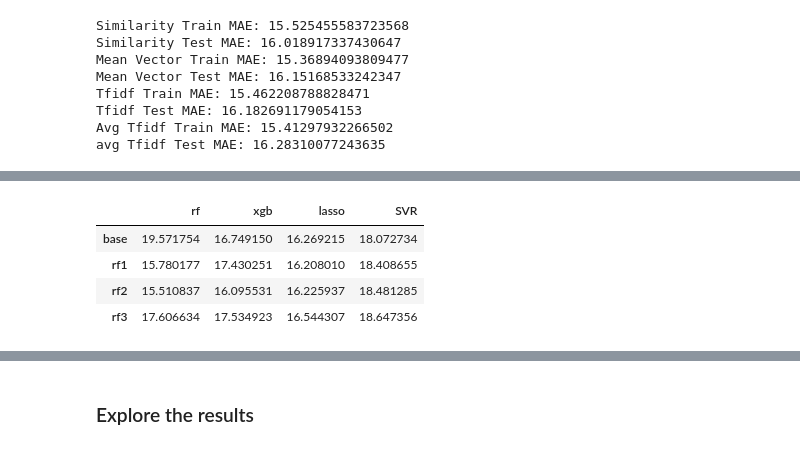
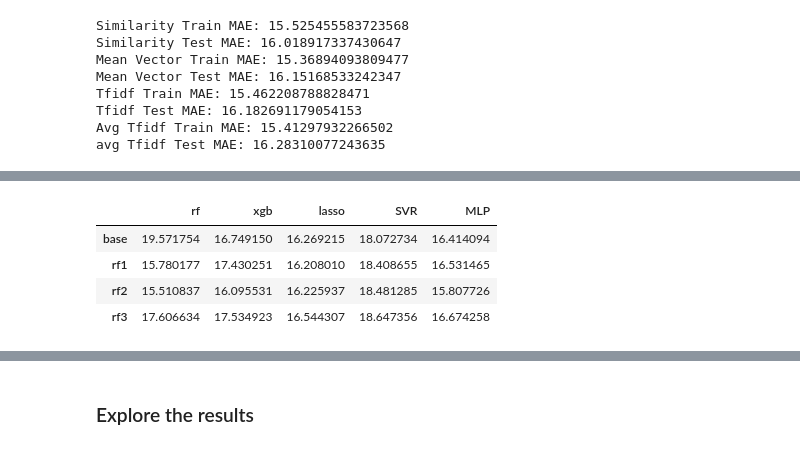
Before and after one commit to zijuncheng/Video-Game, a Jupyter notebook: DataAnalysis_Final.ipynb, the cells around one changed output, grey strips where cells are left out. Cells and saved outputs as stored; diff of their text form; code cells hidden in the pictures.

```diff
--- a/DataAnalysis_Final.ipynb
+++ b/DataAnalysis_Final.ipynb
@@ -1247,0 +1395,7 @@ final_results["SVR"] = SVR_results
+# %%
+#std
+MLP_std = []
+for k,v in MLP_detail.items():
+    MLP_std.append(np.std(abs(v[0]-v[1])))
+
+MLP_std
@@ -1251,8 +1448,15 @@ df_final_results = pd.DataFrame(final_results,index = data)
 # %%
 save_obj(df_final_results,"df_final_results")
 save_obj(final_results_detail,"final_results_detail")
+# %%
+#df_final_results = load_obj("validation results/df_final_results")
+final_results_detail = load_obj("final_results_detail")
 # %%
 #calculate the standard error on the absolute error
 final_results_std = []
 for k,v in final_results_detail.items():
     final_results_std.append(np.std(abs(v[0]-v[1])))
+# %%
+#append MLP
+for x in MLP_std:
+    final_results_std.append(x)
@@ -1259,15 +1486,15 @@ for k,v in final_results_detail.items():
 # %%
-columns_final = ["rf","xgb","lasso","SVR"]
+columns_final = ["rf","xgb","lasso","SVR","MLP"]
 # %%
 #reshape into dataframe format
 #std of the prediction
-data_std = np.reshape(final_results_std, (4, 4)).T
+data_std = np.reshape(final_results_std, (5, 4)).T
 df_final_results_std = pd.DataFrame(data_std,columns = columns_final, index = data)
 df_final_results_std
 # %% [output]
-|  | rf | xgb | lasso | SVR |
-| base | 19.571754 | 16.749150 | 16.269215 | 18.072734 |
-| rf1 | 15.780177 | 17.430251 | 16.208010 | 18.408655 |
-| rf2 | 15.510837 | 16.095531 | 16.225937 | 18.481285 |
-| rf3 | 17.606634 | 17.534923 | 16.544307 | 18.647356 |
+|  | rf | xgb | lasso | SVR | MLP |
+| base | 19.571754 | 16.749150 | 16.269215 | 18.072734 | 16.414094 |
+| rf1 | 15.780177 | 17.430251 | 16.208010 | 18.408655 | 16.531465 |
+| rf2 | 15.510837 | 16.095531 | 16.225937 | 18.481285 | 15.807726 |
+| rf3 | 17.606634 | 17.534923 | 16.544307 | 18.647356 | 16.674258 |
 # %%
```
Also changed, not shown: parts of 52 cells of this notebook.
